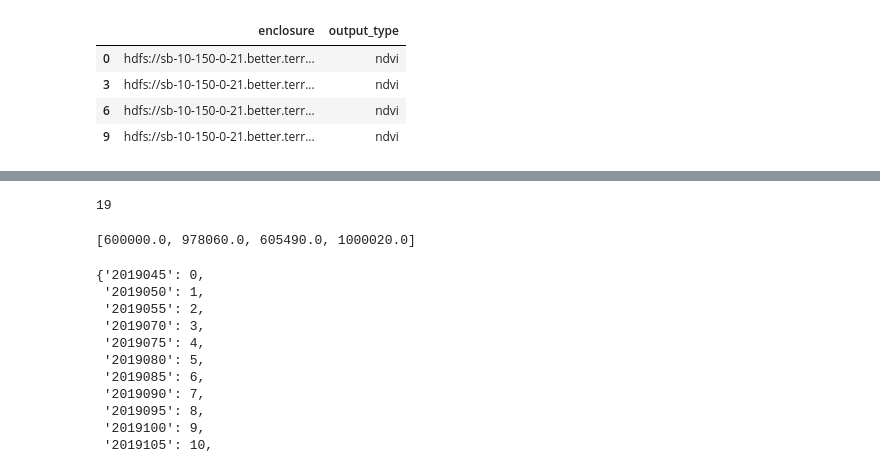
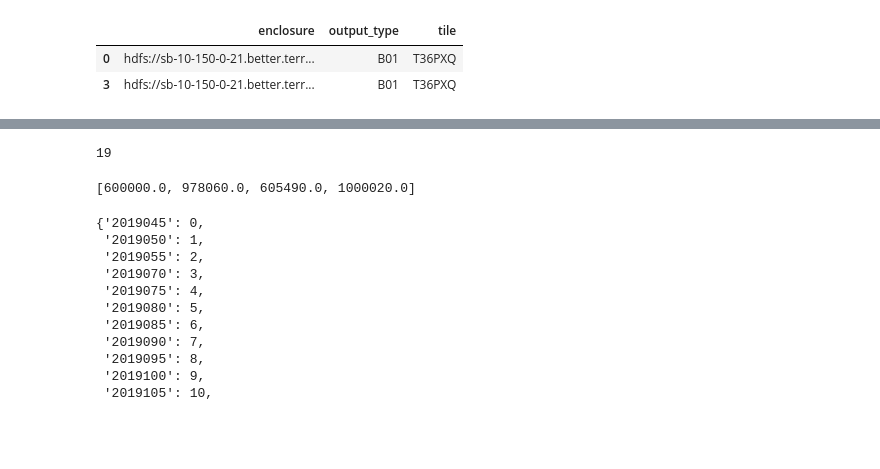
Before and after one commit to ec-better/ewf-wfp-02-03-01, a Jupyter notebook: src/main/app-resources/merge/test.ipynb, the cells around one changed output, grey strips where cells are left out. Cells and saved outputs as stored; diff of their text form; code cells hidden in the pictures; blank space fills up the shorter version.

Commit message:
update for output generation

```diff
--- a/src/main/app-resources/merge/test.ipynb
+++ b/src/main/app-resources/merge/test.ipynb
@@ -1,14 +29,13 @@
 # %%
-hdfs://sb-10-150-0-21.better.terradue.int:8020/ciop/run/ewf-wfp-02-03-01/0000025-190909171543351-oozie-oozi-W/tiling/data/tile_0_0.pickle
+base_url = 'hdfs://sb-10-150-0-21.better.terradue.int:8020/ciop/run/ewf-wfp-02-03-01/0000002-191101000012551-oozie-oozi-W/subtile/data/'
+band_to_process = 'B01'
+references = []
+
+for tile in ['0_0', '0_1']:
+
+    for prefix in [band_to_process, 'original_{}'.format(band_to_process), 's_{}'.format(band_to_process)]:
+
+        references.append('{}{}_tile_{}_T36PXQ.pickle.tif'.format(base_url, prefix, tile))
-# %%
-base_url = 'hdfs://sb-10-150-0-21.better.terradue.int:8020/ciop/run/ewf-wfp-02-03-01/0000029-190909171543351-oozie-oozi-W/subtile/data/'
-
-references = []
-
-for tile in ['0_0', '0_1', '0_2', '0_3']:
-
-    for prefix in ['ndvi', 'original_ndvi', 's']:
-        references.append('{}{}_tile_{}.pickle.tif'.format(base_url, prefix,tile))
 # %%
 references
 # %% [output]
@@ -52,22 +75,21 @@ df_references
 # %%
-def analyse_row(row):
+def analyse_merge_row(row, band_to_process):
 
     series = dict()
 
-    print row.enclosure
     if 's_' in row.enclosure:
         output_type = 's'
 
-    elif 'original_ndvi' in row.enclosure:
-        output_type = 'original_ndvi'
+    elif 'original_{}'.format(band_to_process) in row.enclosure:
+        output_type = 'original_{}'.format(band_to_process)
 
     else:
-        output_type = 'ndvi'
-    print    output_type
+        output_type = band_to_process
+
     series['output_type'] = output_type
-
+    series['tile'] = os.path.basename(row.enclosure).split('_')[-1].split('.')[0]
     return pd.Series(series)
 # %%
-df_references = df_references.merge(df_references.apply(lambda row: analyse_row(row), axis=1),
+df_references = df_references.merge(df_references.apply(lambda row: analyse_merge_row(row, band_to_process), axis=1),
               left_index=True,
               right_index=True)
@@ -108,10 +106,8 @@ df_references
 # %%
-df_references[df_references.output_type == 'ndvi']
+df_references[df_references.output_type == band_to_process]
 # %% [output]
-|  | enclosure | output_type |
-| 0 | hdfs://sb-10-150-0-21.better.terr... | ndvi |
-| 3 | hdfs://sb-10-150-0-21.better.terr... | ndvi |
-| 6 | hdfs://sb-10-150-0-21.better.terr... | ndvi |
-| 9 | hdfs://sb-10-150-0-21.better.terr... | ndvi |
+|  | enclosure | output_type | tile |
+| 0 | hdfs://sb-10-150-0-21.better.terr... | B01 | T36PXQ |
+| 3 | hdfs://sb-10-150-0-21.better.terr... | B01 | T36PXQ |
 # %%
 ciop = cioppy.Cioppy()
```
Also changed, not shown: parts of 21 cells of this notebook, 3 other files.
